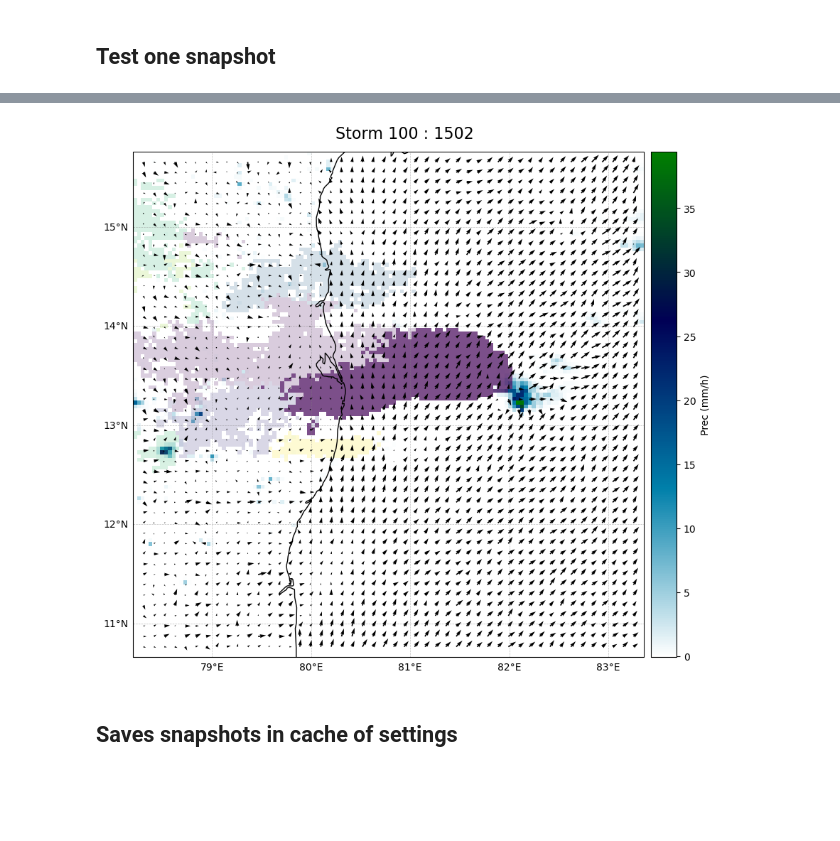
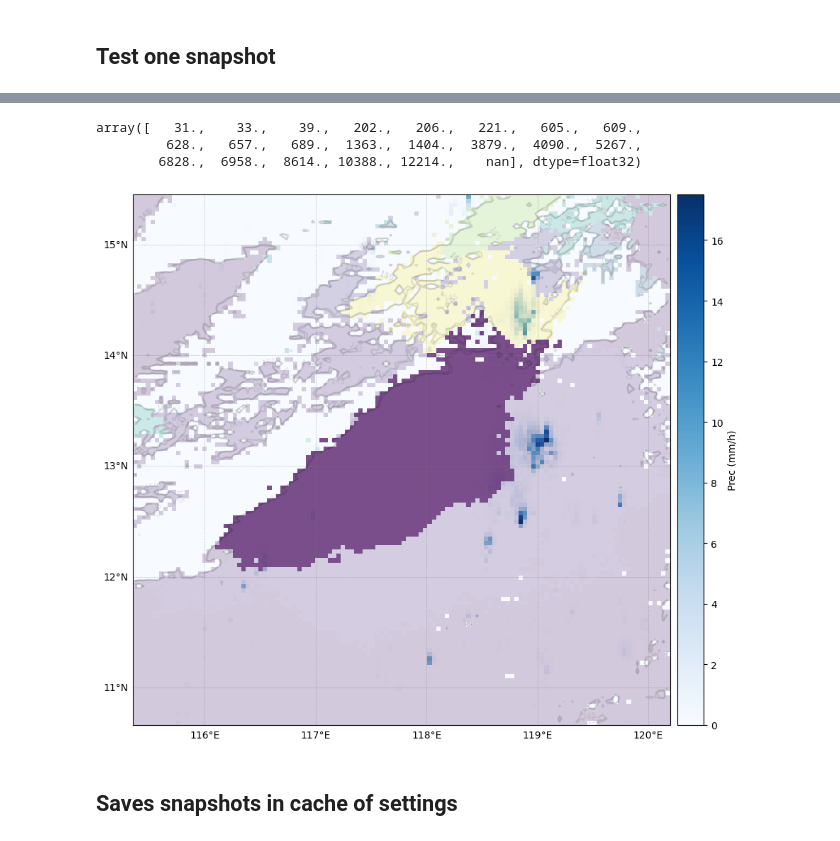
Before and after one commit to 19carenso/tempest, a Jupyter notebook: viz/viz_storms.ipynb, the cells around one changed output, grey strips where cells are left out. Drawn from its saved outputs; the diff is of its cells as text; code cells hidden in the pictures; blank space fills up the shorter version.

Commit message:
new prec before index correction, prec-1 and t_b feng works

```diff
--- a/viz/viz_storms.ipynb
+++ b/viz/viz_storms.ipynb
@@ -33,3 +34,8 @@ gr = grid.Grid(cs, verbose = False, overwrite = False)
 # %% [output]
 Data loaded from /homedata/mcarenso/tempest/DYAMOND_SAM_Tropics/var_id_days_i_t.json
 Found grid attributes file , so loading /homedata/mcarenso/tempest/DYAMOND_SAM_Tropics/grid_attributes.pkl instead of computing
+# %%
+if __name__ == '__main__':
+    st = storm_tracker.StormTracker(gr, overwrite = False) #overwrite = True is super long
+    # st_feng = storm_tracker.StormTracker(gr, label_var_id = "MCS_label_Tb_Feng", overwrite = False)
+    pass
@@ -36,5 +47,6 @@ Found grid attributes file , so loading /homedata/mcarenso/tempest/DYAMOND_SAM_T
 # %%
-jd = joint_distrib.JointDistribution(gr, nd=5, storm_tracking=True)
+jd = joint_distrib.JointDistribution(gr, st, nd=5)
+# jd_feng = joint_distrib.JointDistribution(gr, st_feng, nd=5)
 # %% [output]
 Distribs loaded
 Overwrite set to false so loading basics attributes from .npy
@@ -103 +125,15 @@ else :
+# %%
+i = i_t - i_0 - 1 # weird because this exists only at i_0 + 1 since, at i_0 mcs ain't created
+cm_lat, cm_lon = lifecycle.lat[i], lifecycle.lon[i]
+var_id = "Prec"
+var_unit = "mm/h"
+var_cmap = "Blues"
+var = _load_plot_var(var_id, gr, i_t)
+olr = _load_plot_var("LWNTA", gr, i_t)
+seg = _load_plot_var("MCS_label", gr, i_t)
+np.unique(seg)
+# %% [output]
+array([   31.,    33.,    39.,   202.,   206.,   221.,   605.,   609.,
+         628.,   657.,   689.,  1363.,  1404.,  3879.,  4090.,  5267.,
+        6828.,  6958.,  8614., 10388., 12214.,    nan], dtype=float32)
 # %%
@@ -113,47 +149,59 @@ import matplotlib.ticker as mticker
 import cartopy.crs as ccrs
 from mpl_toolkits.axes_grid1 import make_axes_locatable
 
-cloud_mask = (seg == storm.label)
+cloud_mask = (seg.astype(int) == storm.label)
 # Set alpha values for clouds based on the mask
 alpha_values = np.where(cloud_mask, 0.7, 0.2)
 
 fig, ax = plt.subplots(subplot_kw=dict(projection = ccrs.PlateCarree(central_longitude = lonmax + lonmin / 2)), figsize=(10, 8))
 lon, lat = seg.longitude.values, seg.latitude.values
 
+# Define contour levels
+contour_levels = np.arange(145, 155, 5)
+
+# Plot contours with specified levels
+contour_plot = ax.contour(lon, lat, olr, transform=ccrs.PlateCarree(), levels=contour_levels, colors='k', alpha=0.1)
+
+# Add contour labels
+contour_labels = plt.clabel(contour_plot, inline=True, fontsize=8, fmt='%1.0f')
+
+
 p = ax.pcolormesh(lon, lat, var, cmap=var_cmap, transform=ccrs.PlateCarree())
 
 c = ax.pcolormesh(lon, lat, seg,  transform=ccrs.PlateCarree(), cmap="viridis", alpha=alpha_values)
 
-w = ax.quiver(lon, lat, u, v, transform=ccrs.PlateCarree(), regrid_shape = 50)
-ax.coastlines()
+
+
+# w = ax.quiver(lon, lat, u, v, transform=ccrs.PlateCarree(), regrid_shape = 50)
+# ax.coastlines()
 
 # Adding gridlines
 gl = ax.gridlines(draw_labels=True, linewidth=0.5, color='gray', alpha=0.5, linestyle='--')
 loc_interval = 1
 gl.xlocator = mticker.FixedLocator(range(-180, 181, loc_interval))
 gl.ylocator = mticker.FixedLocator(range(-90, 91, loc_interval))
 gl.top_labels = False  # Turn off labels on the top x-axis
 gl.right_labels = False  # Turn off labels on the right y-axis
 ax.set_xlabel('Longitude')
 ax.set_ylabel('Latitude')
 
 # Create colorbar in a separate axis
 divider = make_axes_locatable(ax)
 cax = divider.append_axes("right", size="5%", pad=0.1, axes_class=plt.Axes)
 label_name = f'{var_id} ({var_unit})'  # Use actual variable name
 cbar = plt.colorbar(p, cax=cax, orientation='vertical', label=label_name)
 
 
 # Adjust layout for the colorbars
-fig.suptitle(f"Storm {label} : {i_t}", fontsize=16)
+# fig.suptitle(f"Storm {label} : {i_t}", fontsize=16)
 
 plt.tight_layout()
 # Save the figure if needed
 # plt.savefig(path_stamp)
 
 plt.show()
 # %% [output]
-[figure, old version]
+[figure, new version]
 # %% [markdown]
 ## Saves snapshots in cache of settings
 # %%
```
Also changed, not shown: parts of 12 cells of this notebook, 10 other files.
